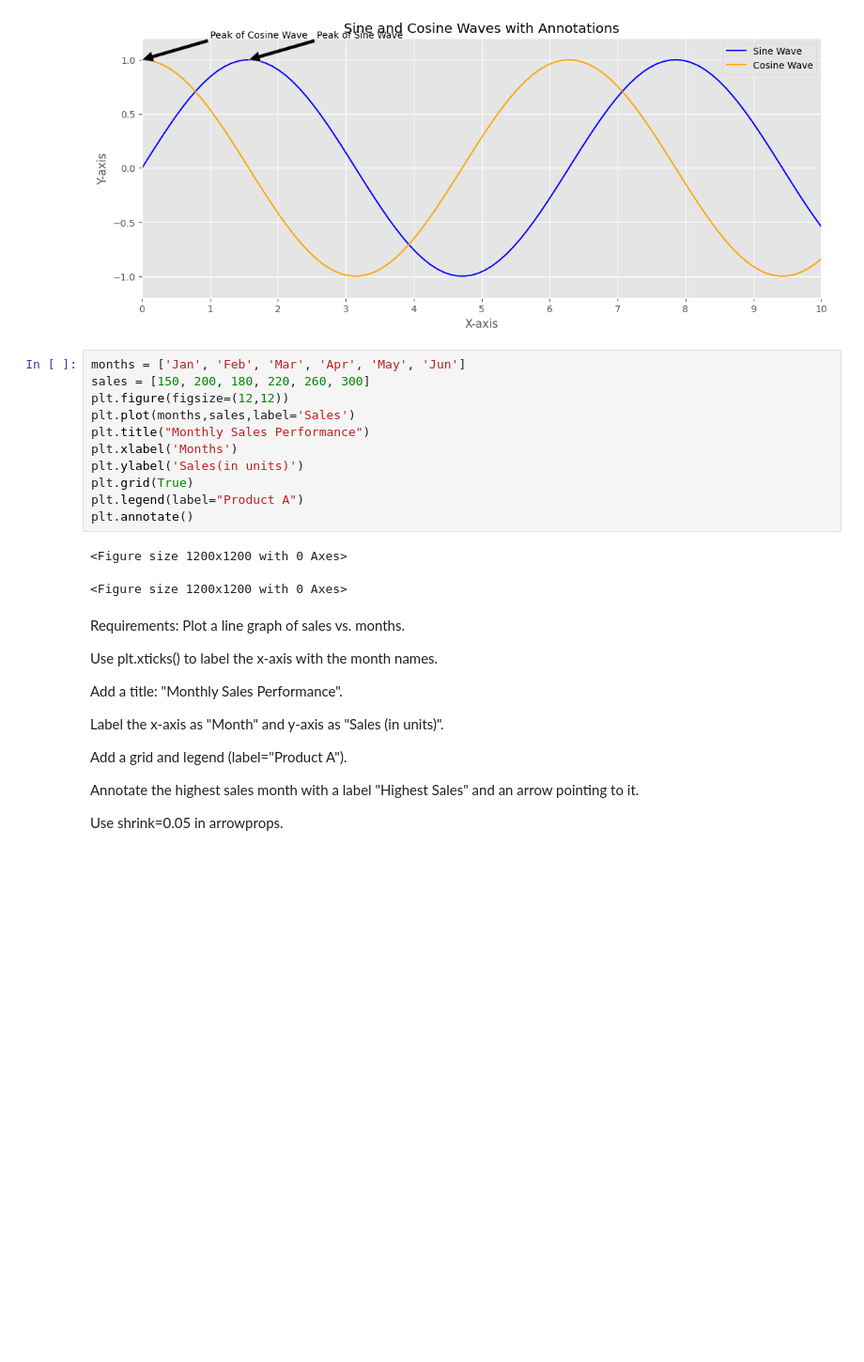
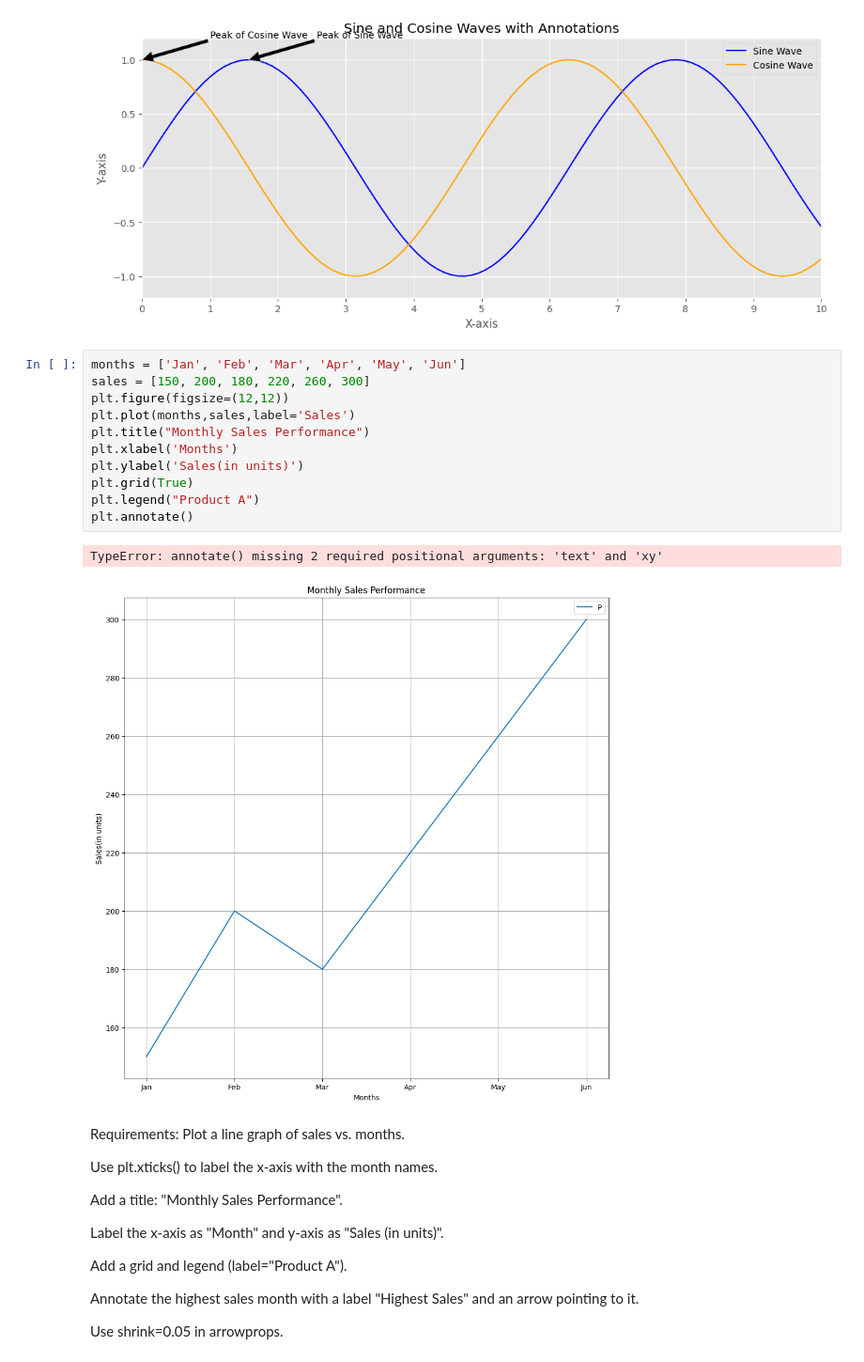
Before and after one commit to Shravanthi20/DataVisualisation, a Jupyter notebook: matplotlib_project/lab3/Ticks_Stylesheet.ipynb, the cells around one changed output. Shown at 94% size. Cells and saved outputs as stored; diff of their text form; blank space fills up the shorter version.

Commit message:
DataVisualisation

```diff
--- a/matplotlib_project/lab3/Ticks_Stylesheet.ipynb
+++ b/matplotlib_project/lab3/Ticks_Stylesheet.ipynb
@@ -73,17 +73,17 @@ plt.show()
 # %%
 months = ['Jan', 'Feb', 'Mar', 'Apr', 'May', 'Jun']
 sales = [150, 200, 180, 220, 260, 300]
 plt.figure(figsize=(12,12))
 plt.plot(months,sales,label='Sales')
 plt.title("Monthly Sales Performance")
 plt.xlabel('Months')
 plt.ylabel('Sales(in units)')
 plt.grid(True)
-plt.legend(label="Product A")
+plt.legend("Product A")
 plt.annotate()
 # %% [output]
-<Figure size 1200x1200 with 0 Axes>
+TypeError: annotate() missing 2 required positional arguments: 'text' and 'xy'
-<Figure size 1200x1200 with 0 Axes>
+[figure, added]
 # %% [markdown]
 Requirements:
 Plot a line graph of sales vs. months.
```
Also changed, not shown: 8 other files.
